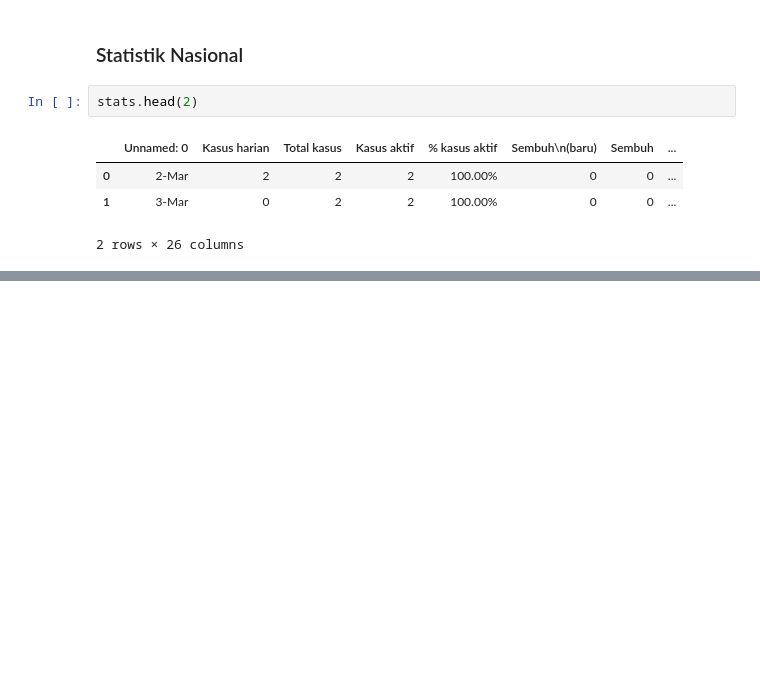
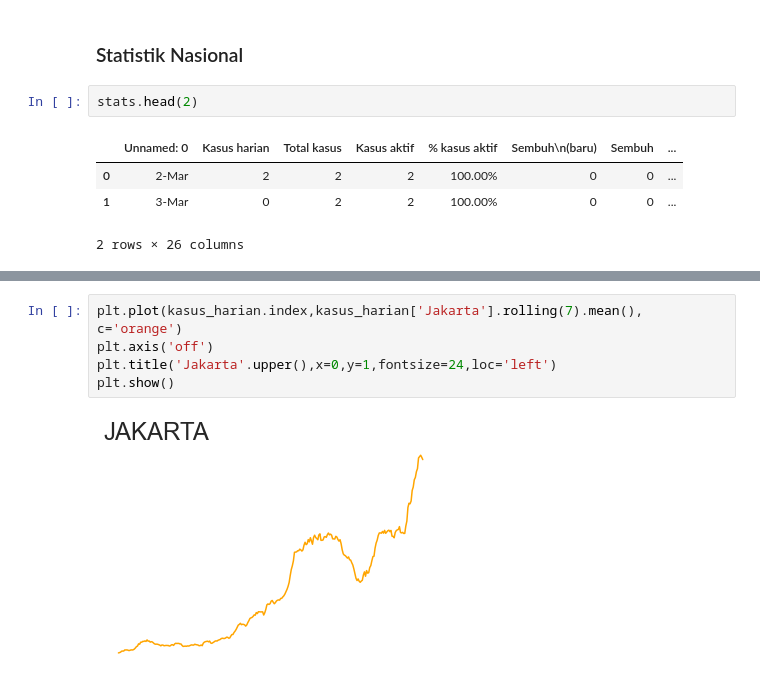
Before and after one commit to imfery/covid-19-viz, a Jupyter notebook: Covid-19 Visualization.ipynb, the cells around one changed output, grey strips where cells are left out. Cells and saved outputs as stored; diff of their text form; blank space fills up the shorter version.

```diff
--- a/Covid-19 Visualization.ipynb
+++ b/Covid-19 Visualization.ipynb
@@ -204 +249,8 @@ stats[[stats.columns[4]]]
+# %%
+plt.plot(kasus_harian.index,kasus_harian['Jakarta'].rolling(7).mean(), c='orange')
+plt.axis('off')
+plt.title('Jakarta'.upper(),x=0,y=1,fontsize=24,loc='left')
+plt.show()
+# %% [output]
+[figure, added]
 # %%
```
Also changed, not shown: parts of 13 cells of this notebook, 2 other files.
